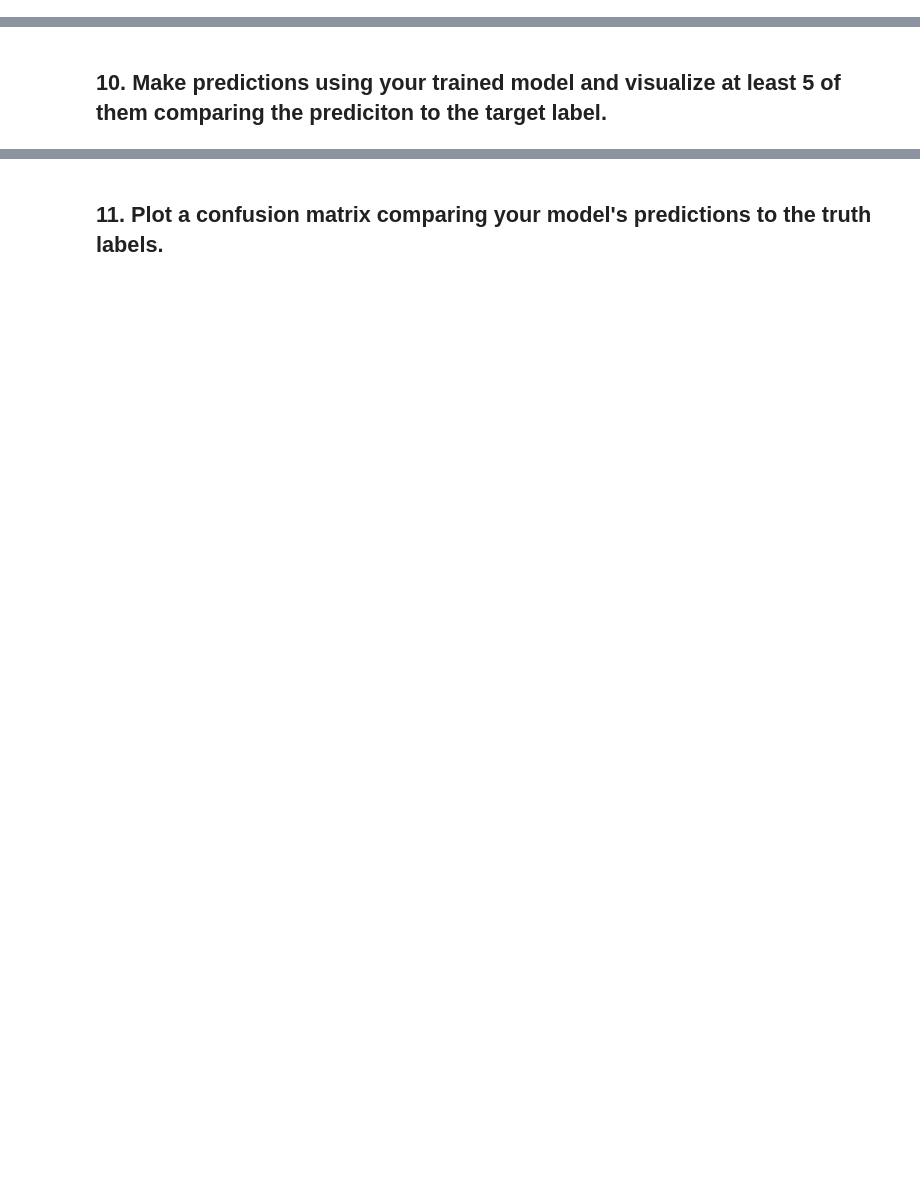
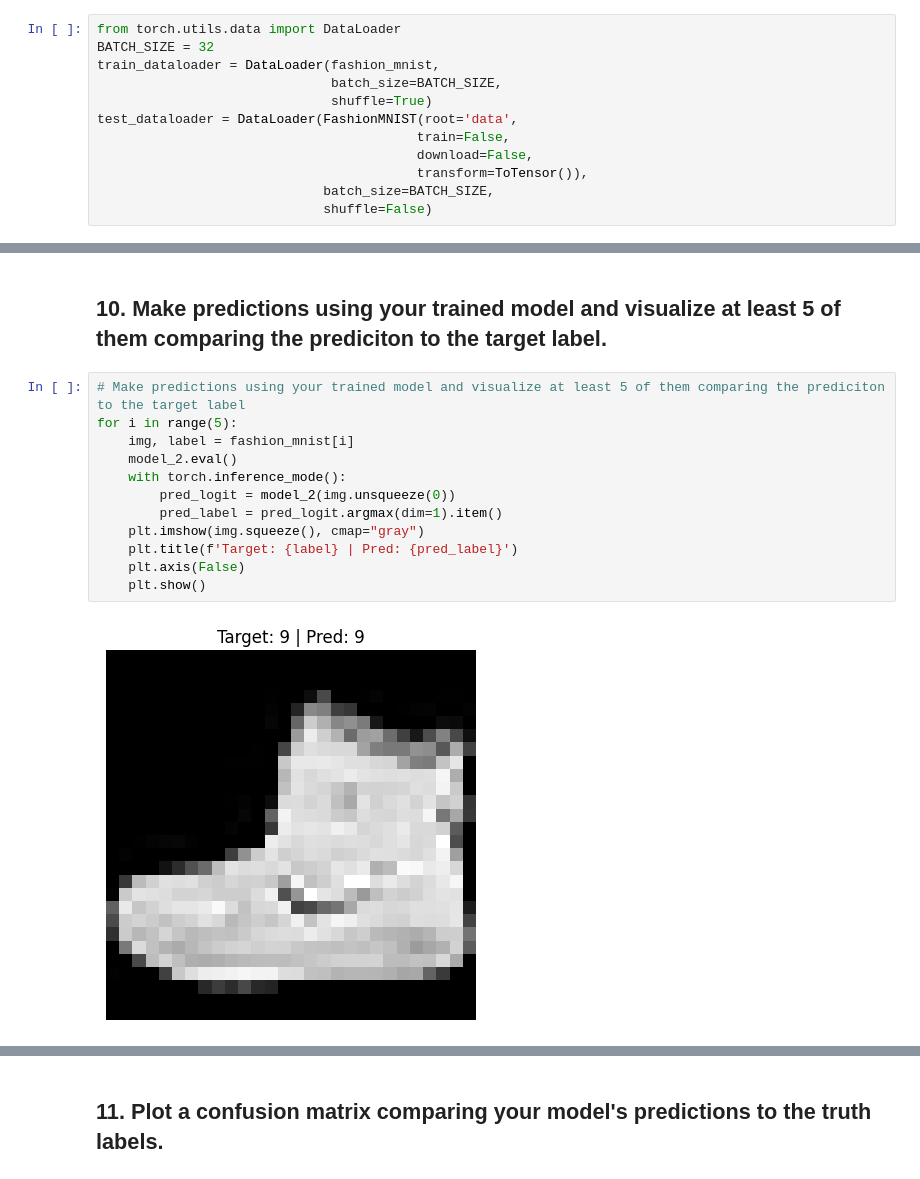
Before and after one commit to McLight-Note/AI-self-study, a Jupyter notebook: Project_13_PyTorch/03_pytorch_computer_vision_exercises.ipynb, the cells around one changed output, grey strips where cells are left out. Drawn from its saved outputs; the diff is of its cells as text; blank space fills up the shorter version.

```diff
--- a/Project_13_PyTorch/03_pytorch_computer_vision_exercises.ipynb
+++ b/Project_13_PyTorch/03_pytorch_computer_vision_exercises.ipynb
@@ -44,4 +75,16 @@ device = 'mps' if torch.mps.is_available() else 'cpu'
 # %% [markdown]
 ## 7. Turn the MNIST train and test datasets into dataloaders using `torch.utils.data.DataLoader`, set the `batch_size=32`.
+# %%
+from torch.utils.data import DataLoader
+BATCH_SIZE = 32
+train_dataloader = DataLoader(fashion_mnist,
+                              batch_size=BATCH_SIZE,
+                              shuffle=True)
+test_dataloader = DataLoader(FashionMNIST(root='data',
+                                         train=False,
+                                         download=False,
+                                         transform=ToTensor()),
+                             batch_size=BATCH_SIZE,
+                             shuffle=False)
 # %% [markdown]
 ## 8. Recreate `model_2` used in notebook 03 (the same model from the [CNN Explainer website](https://poloclub.github.io/cnn-explainer/), also known as TinyVGG) capable of fitting on the MNIST dataset.
@@ -50,2 +414,16 @@ device = 'mps' if torch.mps.is_available() else 'cpu'
 # %% [markdown]
 ## 10. Make predictions using your trained model and visualize at least 5 of them comparing the prediciton to the target label.
+# %%
+# Make predictions using your trained model and visualize at least 5 of them comparing the prediciton to the target label
+for i in range(5):
+    img, label = fashion_mnist[i]
+    model_2.eval()
+    with torch.inference_mode():
+        pred_logit = model_2(img.unsqueeze(0))
+        pred_label = pred_logit.argmax(dim=1).item()
+    plt.imshow(img.squeeze(), cmap="gray")
+    plt.title(f'Target: {label} | Pred: {pred_label}')
+    plt.axis(False)
+    plt.show()
+# %% [output]
+[figure, added]
```
Also changed, not shown: parts of 18 cells of this notebook, 16 other files.
